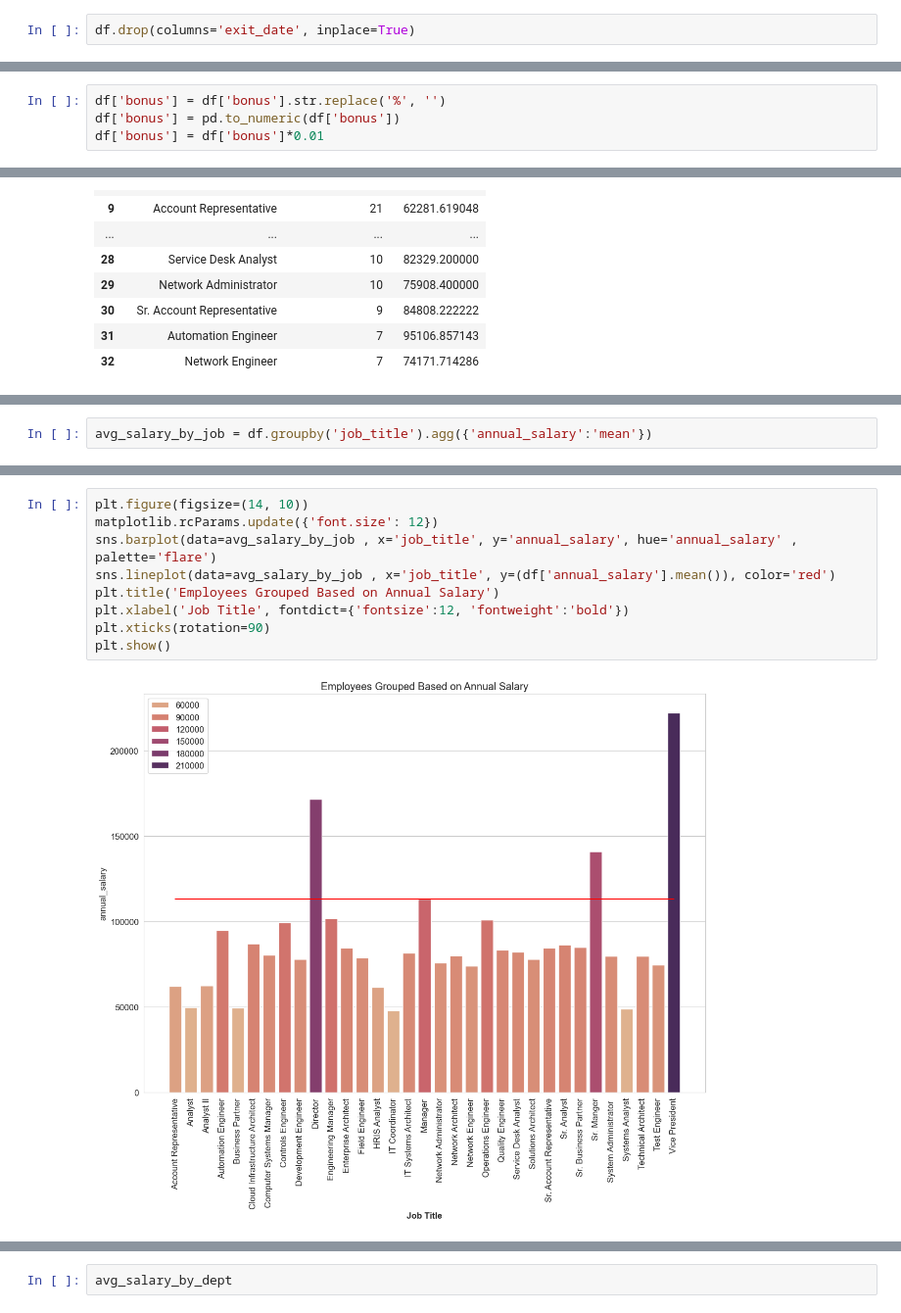
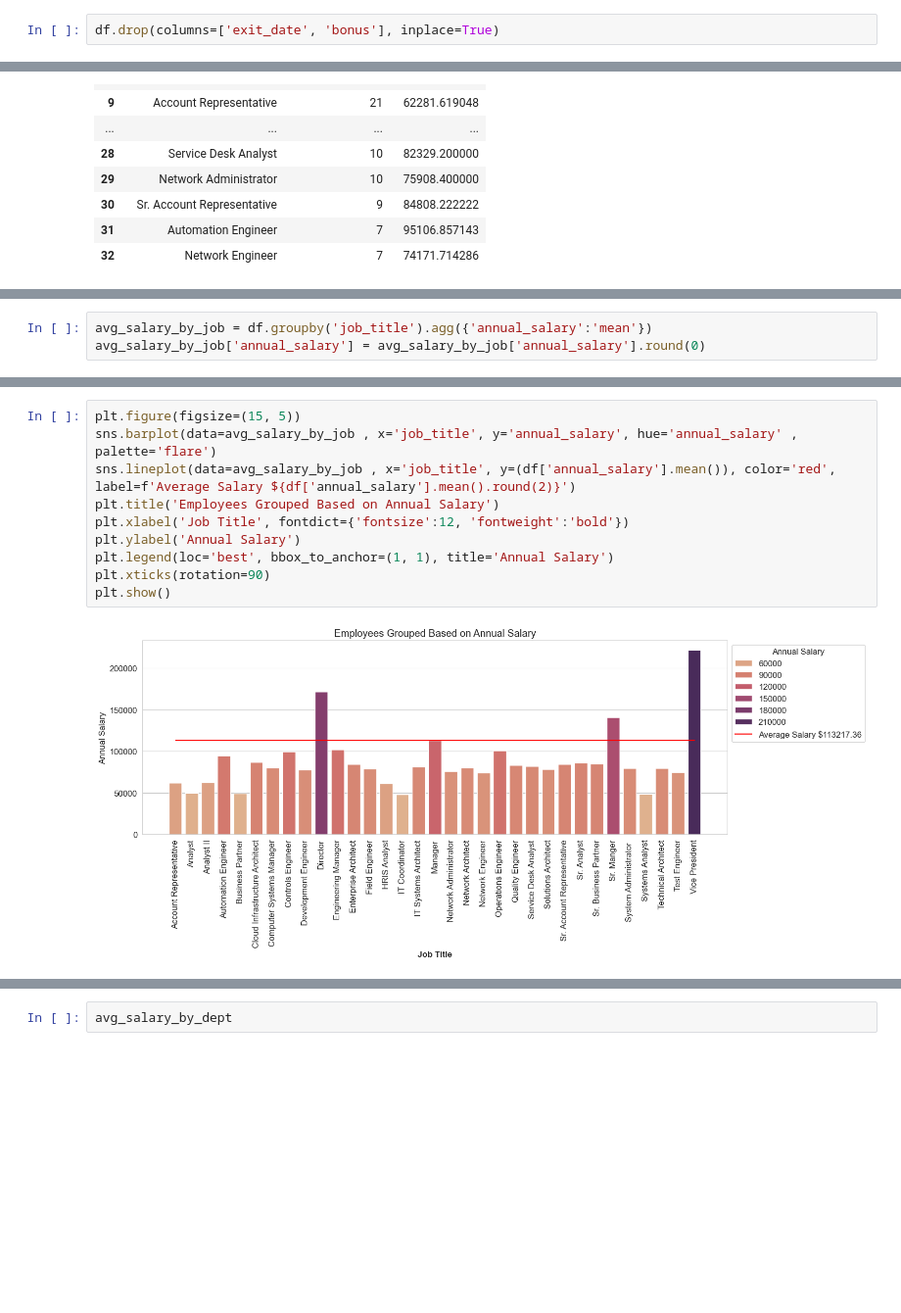
Before and after one commit to Karthikeyan-S-04/EDA_Using_Python_And_SQL, a Jupyter notebook: Employee-Data-Analysis/EDA.ipynb, the cells around one changed output, grey strips where cells are left out. Shown at 98% size. Drawn from its saved outputs; the diff is of its cells as text; blank space fills up the shorter version.

```diff
--- a/Employee-Data-Analysis/EDA.ipynb
+++ b/Employee-Data-Analysis/EDA.ipynb
@@ -78,2 +86,2 @@ memory usage: 109.5+ KB
 # %%
-df.drop(columns='exit_date', inplace=True)
+df.drop(columns=['exit_date', 'bonus'], inplace=True)
@@ -81,9 +91,5 @@ df.drop(columns='exit_date', inplace=True)
 df['annual_salary'] = df['annual_salary'].str.replace('$', '')
 df['annual_salary'] = df['annual_salary'].str.replace(',', '')
 df['annual_salary'] = pd.to_numeric(df['annual_salary'])
-# %%
-df['bonus'] = df['bonus'].str.replace('%', '')
-df['bonus'] = pd.to_numeric(df['bonus'])
-df['bonus'] = df['bonus']*0.01
 # %%
 df['hire_date'] = pd.to_datetime(df['hire_date'])
@@ -191,2 +234,3 @@ plt.show()
 # %%
 avg_salary_by_job = df.groupby('job_title').agg({'annual_salary':'mean'})
+avg_salary_by_job['annual_salary'] = avg_salary_by_job['annual_salary'].round(0)
@@ -214,11 +261,12 @@ avg_salary_by_job.sort_values(by='annual_salary', ascending=False)
 # %%
-plt.figure(figsize=(14, 10))
-matplotlib.rcParams.update({'font.size': 12})
+plt.figure(figsize=(15, 5))
 sns.barplot(data=avg_salary_by_job , x='job_title', y='annual_salary', hue='annual_salary' , palette='flare')
-sns.lineplot(data=avg_salary_by_job , x='job_title', y=(df['annual_salary'].mean()), color='red')
+sns.lineplot(data=avg_salary_by_job , x='job_title', y=(df['annual_salary'].mean()), color='red', label=f'Average Salary ${df['annual_salary'].mean().round(2)}')
 plt.title('Employees Grouped Based on Annual Salary')
 plt.xlabel('Job Title', fontdict={'fontsize':12, 'fontweight':'bold'})
+plt.ylabel('Annual Salary')
+plt.legend(loc='best', bbox_to_anchor=(1, 1), title='Annual Salary')
 plt.xticks(rotation=90)
 plt.show()
 # %% [output]
-[figure, old version]
+[figure, new version]
```
Also changed, not shown: parts of 34 cells of this notebook.
